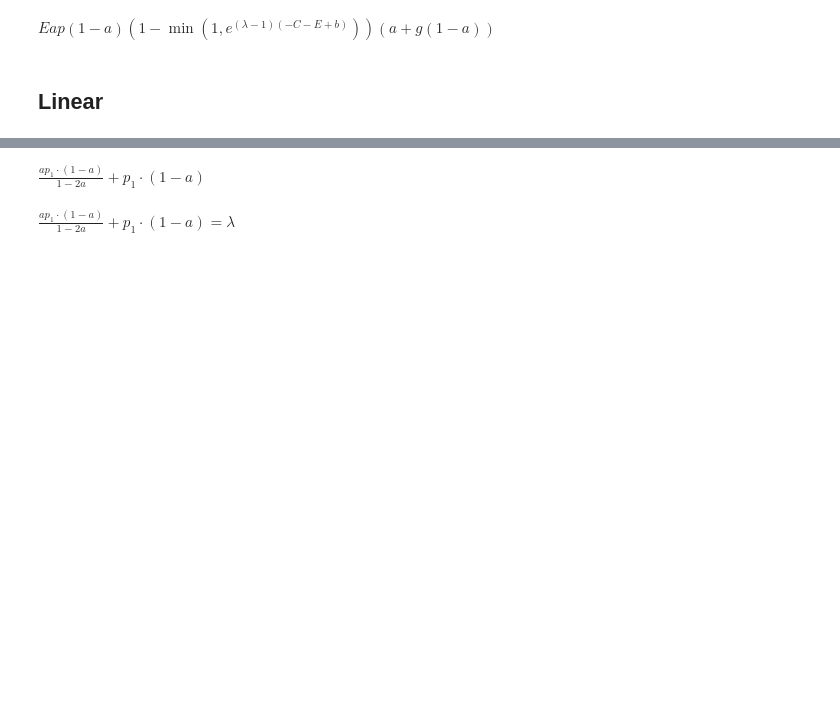
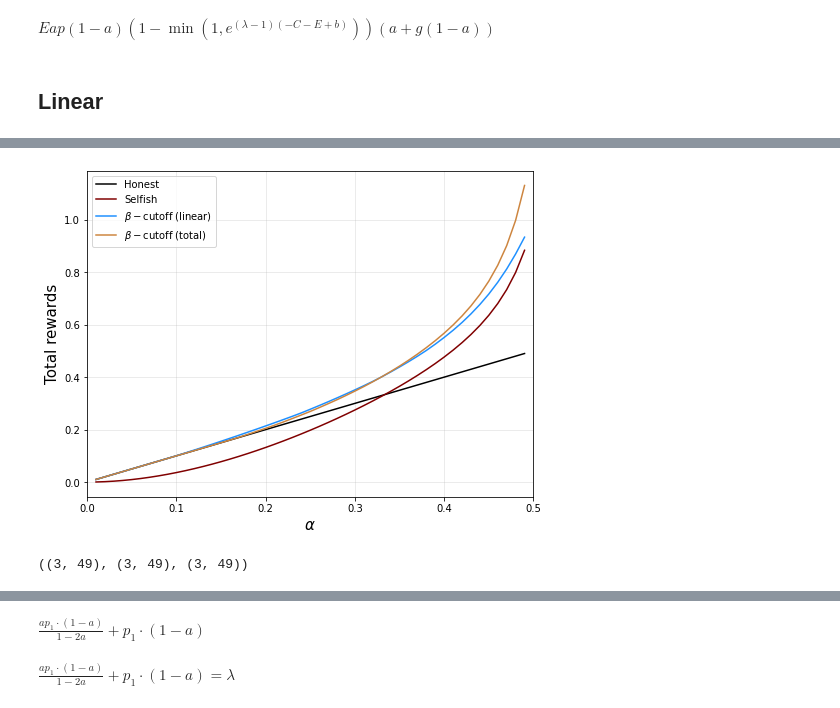
Before and after one commit to michaelneuder/opportunistic-mining, a Jupyter notebook: ec-submission-figures-3.ipynb, the cells around one changed output, grey strips where cells are left out. Saved outputs shown, nothing was run; the diff lists cells and outputs as text; code cells hidden in the pictures; blank space fills up the shorter version.

```diff
--- a/ec-submission-figures-3.ipynb
+++ b/ec-submission-figures-3.ipynb
@@ -89,0 +285,60 @@ $\displaystyle \frac{0.122626480390481 a \left(a^{2} \cdot \left(2.0 a - 3.0\rig
+# %%
+f, ax = plt.subplots(figsize=(8,6))
+
+for ax_ in [ax]:
+    ax_.plot(alphas, alphas, label='Honest', color='black')
+    ax_.plot(alphas, selfish_rews, label='Selfish', color='maroon')
+    ax_.plot(alphas, linear_rews, label=r'$\beta-$cutoff (linear)', color='dodgerblue')
+    ax_.plot(alphas, total_rews/3, label=r'$\beta-$cutoff (total)', color='peru')
+    ax_.grid(alpha=0.3)
+
+ax.set_xlabel(r'$\alpha$', size=15)
+ax.set_ylabel(r'Total rewards', size=15)
+ax.set_xlim(0,0.5)
+# ax.set_ylim(0,1.)
+ax.legend(loc=2)
+
+plt.savefig('out.png', dpi=150, bbox_inches='tight', facecolor='white')
+plt.show()
+# %% [output]
+[figure, added]
+# %%
+selfish_rews = []
+linear_rews  = []
+total_rews   = []
+
+for g_ in [0, 0.5, 1.0]:
+    temp_s, temp_l, temp_t = [],[],[]
+    for i, a_ in tqdm(enumerate(alphas)):
+        bestBeta = 100.
+        bestEll  = sp.nsolve(eq1.subs({a:a_, b:bestBeta, g:g_}), ell, 0.1)
+        rew      = (1/(1-bestEll))*attack_fixed.subs({a:a_, b:bestBeta, g:g_, ell:bestEll})
+        temp_s.append(rew)
+
+        temp = []
+        for b_ in betas:
+            ell_ = sp.nsolve(eq1.subs({a:a_, b:b_, g:g_}), ell, 0.1)
+            temp.append(attack_lin.subs({a:a_, b:b_, g:g_, ell:ell_}))
+        bestBeta = betas[np.argmax(temp)]
+        bestEll  = sp.nsolve(eq1.subs({a:a_, b:bestBeta, g:g_}), ell, 0.1)
+        rew      = attack_lin.subs({a:a_, b:bestBeta, g:g_, ell:bestEll})
+        temp_l.append(rew)
+
+        temp = []
+        for b_ in betas:
+            ell_ = sp.nsolve(eq1.subs({a:a_, b:b_, g:g_}), ell, 0.1)
+            temp.append((1/(1-ell_))*attack_full.subs({a:a_, b:b_, g:g_, ell:ell_}))
+        bestBeta = betas[np.argmax(temp)]
+        bestEll  = sp.nsolve(eq1.subs({a:a_, b:bestBeta, g:g_}), ell, 0.1)
+        rew      = (1/(1-bestEll))*attack_full.subs({a:a_, b:bestBeta, g:g_, ell:bestEll})
+#         rew      = attack_full.subs({a:a_, b:bestBeta, g:g_, ell:bestEll})
+        temp_t.append(rew)
+    selfish_rews.append(temp_s)
+    linear_rews.append(temp_l)
+    total_rews.append(temp_t)
+selfish_rews = np.array(selfish_rews)
+linear_rews = np.array(linear_rews)
+total_rews = np.array(total_rews)
+selfish_rews.shape, linear_rews.shape, total_rews.shape
+# %% [output]
+((3, 49), (3, 49), (3, 49))
```
Also changed, not shown: parts of 52 cells of this notebook, 2 other files.
